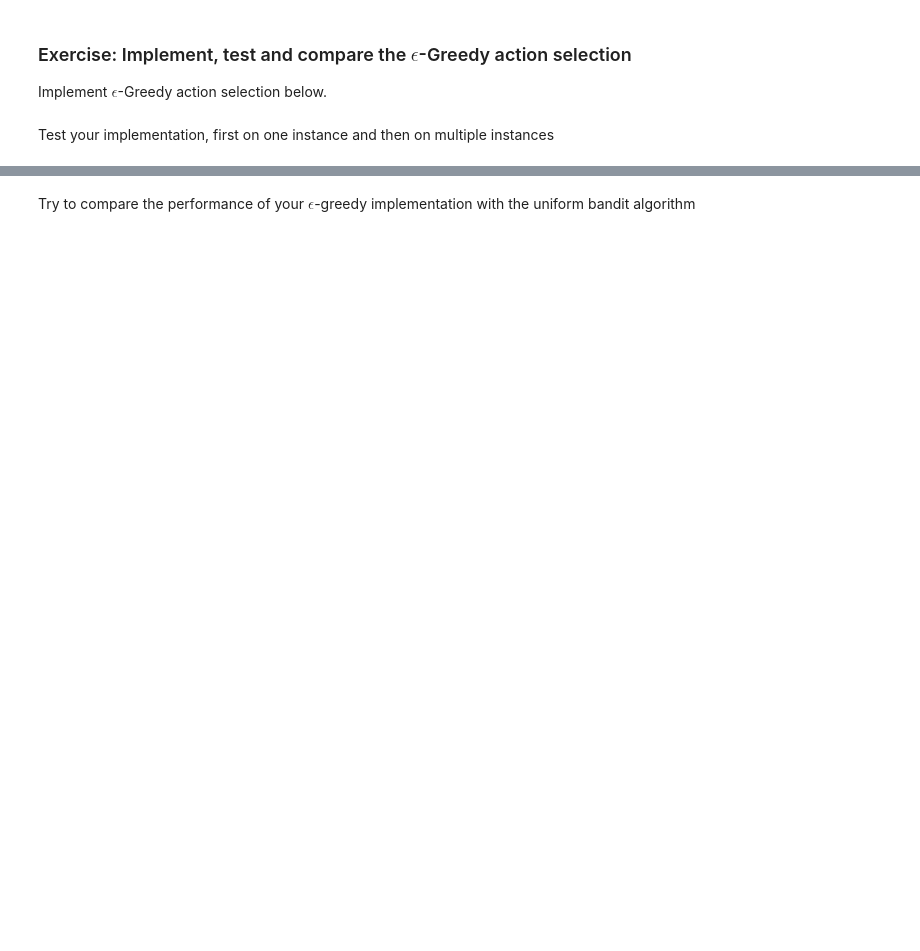
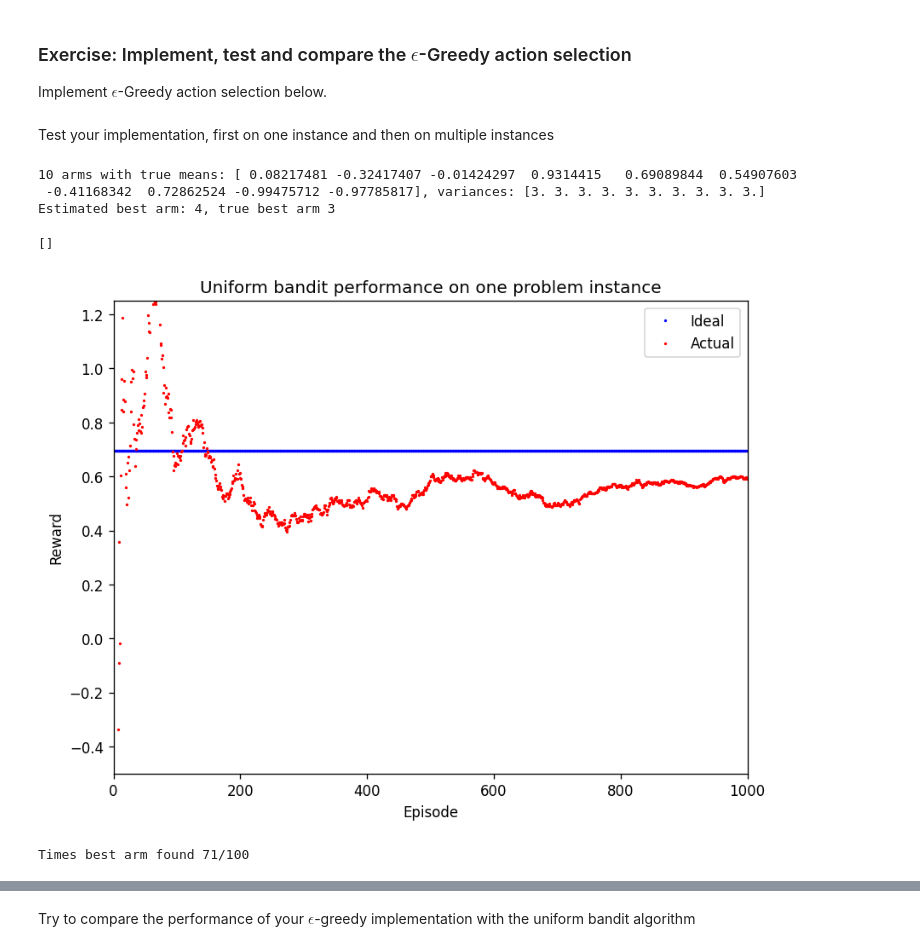
Before and after one commit to ValdemarLange/Sem5, a Jupyter notebook: AI/Lecture5/k_armed_bandit_exercise.ipynb, the cells around one changed output, grey strips where cells are left out. Cells and saved outputs as stored; diff of their text form; code cells hidden in the pictures; blank space fills up the shorter version.

```diff
--- a/AI/Lecture5/k_armed_bandit_exercise.ipynb
+++ b/AI/Lecture5/k_armed_bandit_exercise.ipynb
@@ -282,0 +298,73 @@ Test your implementation, first on one instance and then on multiple instances
+# %%
+# Generate an instance with 10 arms, means from [-1,1] and a variance of 1
+means, variances = kArmedBandit.generate_instance(10, -1, 1, 3)
+problem_instance = kArmedBandit(means, variances)
+
+print(problem_instance)
+
+# Create a uniform bandit algorithm for the problem instance with w=20
+e_greedy_bandit = EpsilonGreedyAlgorithm(problem_instance, 0.05)
+
+# Run the algorithm for 1000 episodes
+e_greedy_bandit.run(1000)
+
+# Check if the algorithm found the best arm
+print(f"Estimated best arm: {e_greedy_bandit.best_arm}, " \
+      f"true best arm {np.argmax(problem_instance.true_means)}")
+# %% [output]
+10 arms with true means: [ 0.08217481 -0.32417407 -0.01424297  0.9314415   0.69089844  0.54907603
+ -0.41168342  0.72862524 -0.99475712 -0.97785817], variances: [3. 3. 3. 3. 3. 3. 3. 3. 3. 3.]
+Estimated best arm: 4, true best arm 3
+# %%
+# Plot the results:
+fig = plt.figure(figsize=(8, 6), dpi=120)
+ax = fig.add_subplot(1, 1, 1)
+plt.ylim(-0.5, 1.25)
+plt.xlim(0, problem_instance.total_plays)
+
+# Plot the ideal scenario when only the best arm is played vs. the actual:
+p1 = ax.plot(problem_instance.history_of_ideal_mean_rewards, 'bo', markersize=1)
+p2 = ax.plot(problem_instance.history_of_mean_rewards, 'ro', markersize=1)
+
+
+
+plt.xlabel('Episode')
+plt.ylabel('Reward')
+plt.legend(["Ideal", "Actual", "Exploration"])
+
+plt.title("Uniform bandit performance on one problem instance")
+
+plt.plot()
+# %% [output]
+[]
+[figure, added]
+# %%
+# Config:
+instances = 100
+arms = 10
+episodes = 1000
+epsilon = 0.07
+
+# Accumulate results across instances data for plotting:
+accumulated_history_of_mean_rewards_e = np.zeros(episodes)
+accumulated_history_of_ideal_mean_rewards_e = np.zeros(episodes)
+
+e_greedy_bandit = None
+times_best_arm_found_e = 0
+
+# Create and run instances:
+for i in range(0, instances):
+  means, variances = kArmedBandit.generate_instance(arms, -1, 1, 1)
+  instance_e = kArmedBandit(means, variances)
+  e_greedy_bandit = EpsilonGreedyAlgorithm(instance_e, epsilon)
+  e_greedy_bandit.run(episodes)
+
+  accumulated_history_of_ideal_mean_rewards_e = accumulated_history_of_ideal_mean_rewards_e + instance_e.history_of_ideal_mean_rewards
+  accumulated_history_of_mean_rewards_e = accumulated_history_of_mean_rewards_e + instance_e.history_of_mean_rewards
+
+  if e_greedy_bandit.best_arm == np.argmax(instance_e.true_means):
+    times_best_arm_found_e += 1
+
+print(f"Times best arm found {times_best_arm_found_e}/{instances}")
+# %% [output]
+Times best arm found 71/100
```
Also changed, not shown: parts of 15 cells of this notebook.
